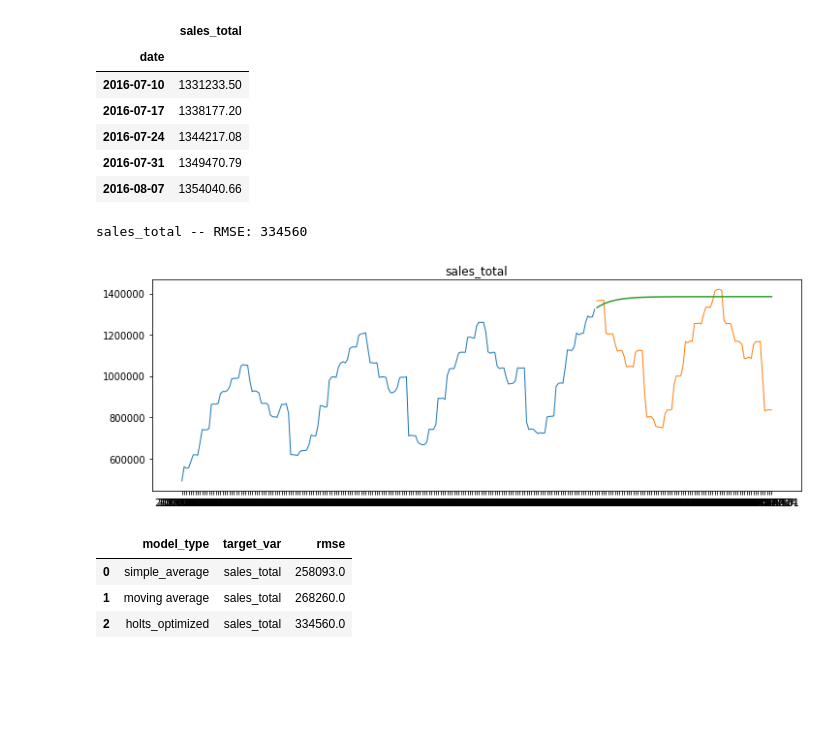
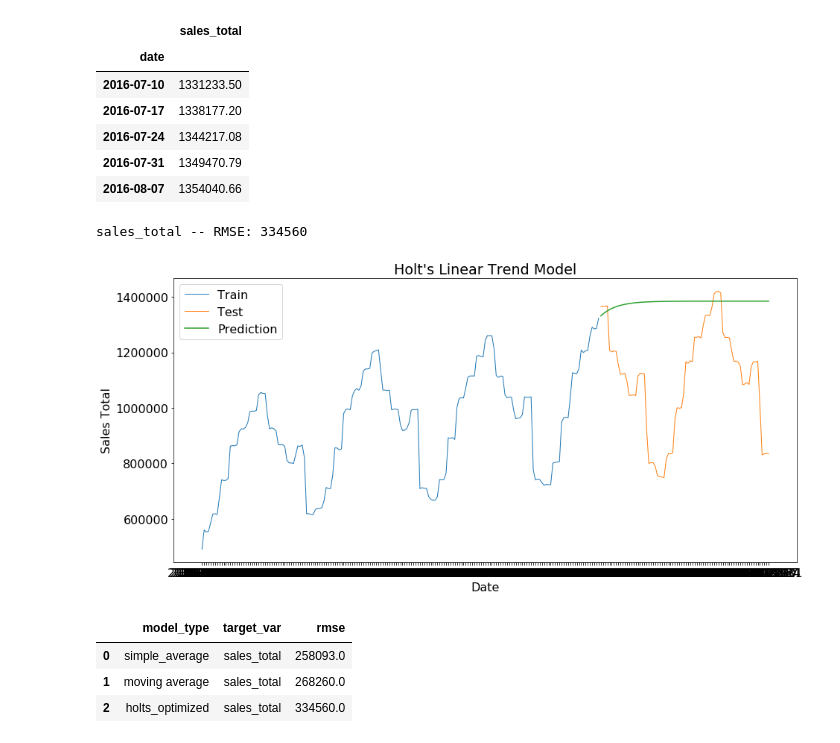
Before and after one commit to SamuelD-Data/time-series-exercises, a Jupyter notebook: model.ipynb, the cells around one changed output. Saved outputs shown, nothing was run; the diff lists cells and outputs as text; code cells hidden in the pictures; blank space fills up the shorter version.

```diff
--- a/model.ipynb
+++ b/model.ipynb
@@ -276,10 +276,10 @@ yhat_df.head()
 | 2016-08-07 | 1354040.66 |
 # %%
 # plotting predictions vs actual values and calculating RMSE value
-plot_and_eval('sales_total', train, test, yhat_df)
+plot_and_eval('sales_total', train, test, yhat_df, "Holt's Linear Trend Model")
 # %% [output]
 sales_total -- RMSE: 334560
-[figure, old version]
+[figure, new version]
 # %%
 # adding RMSE value from Holts model to DF
 eval_df = append_eval_df('holts_optimized', 'sales_total', test, yhat_df)
```
Also changed, not shown: parts of 3 cells of this notebook.
